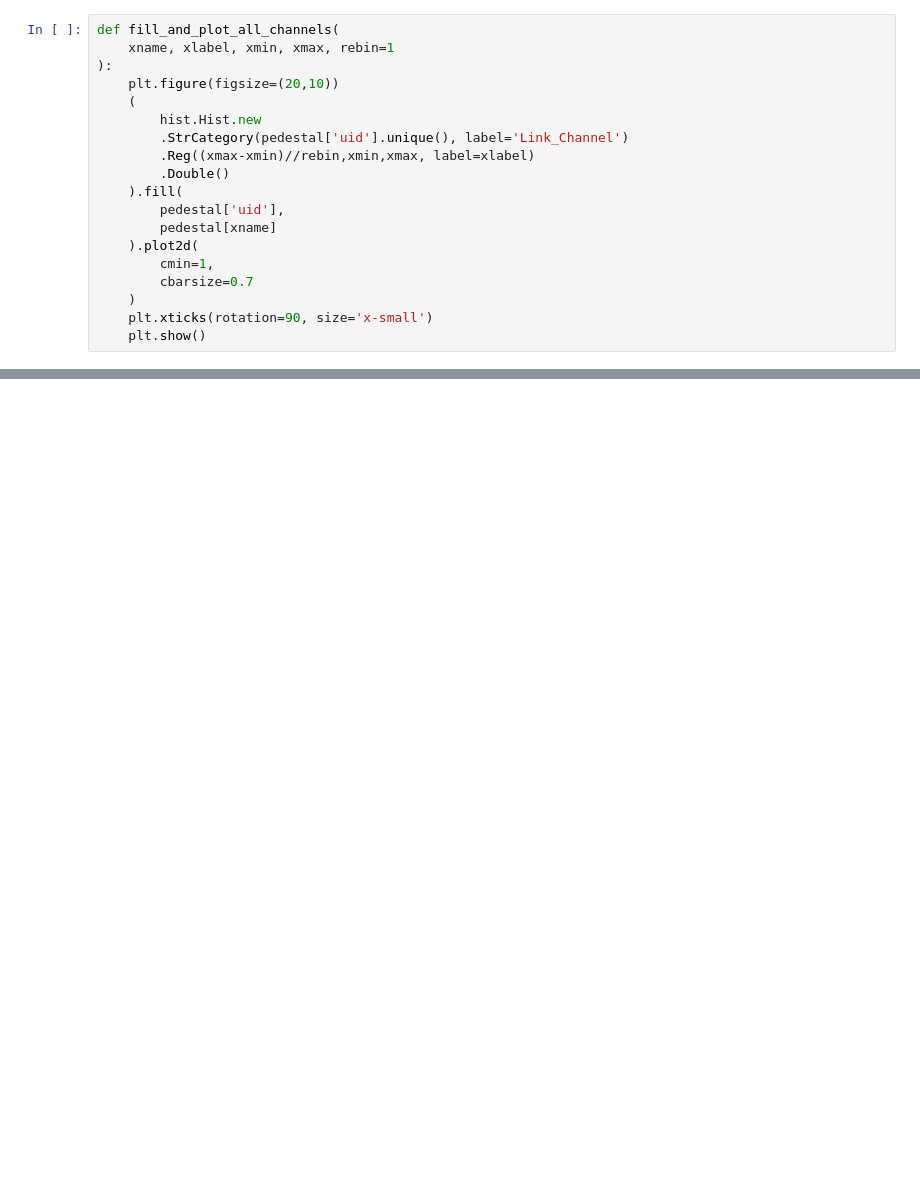
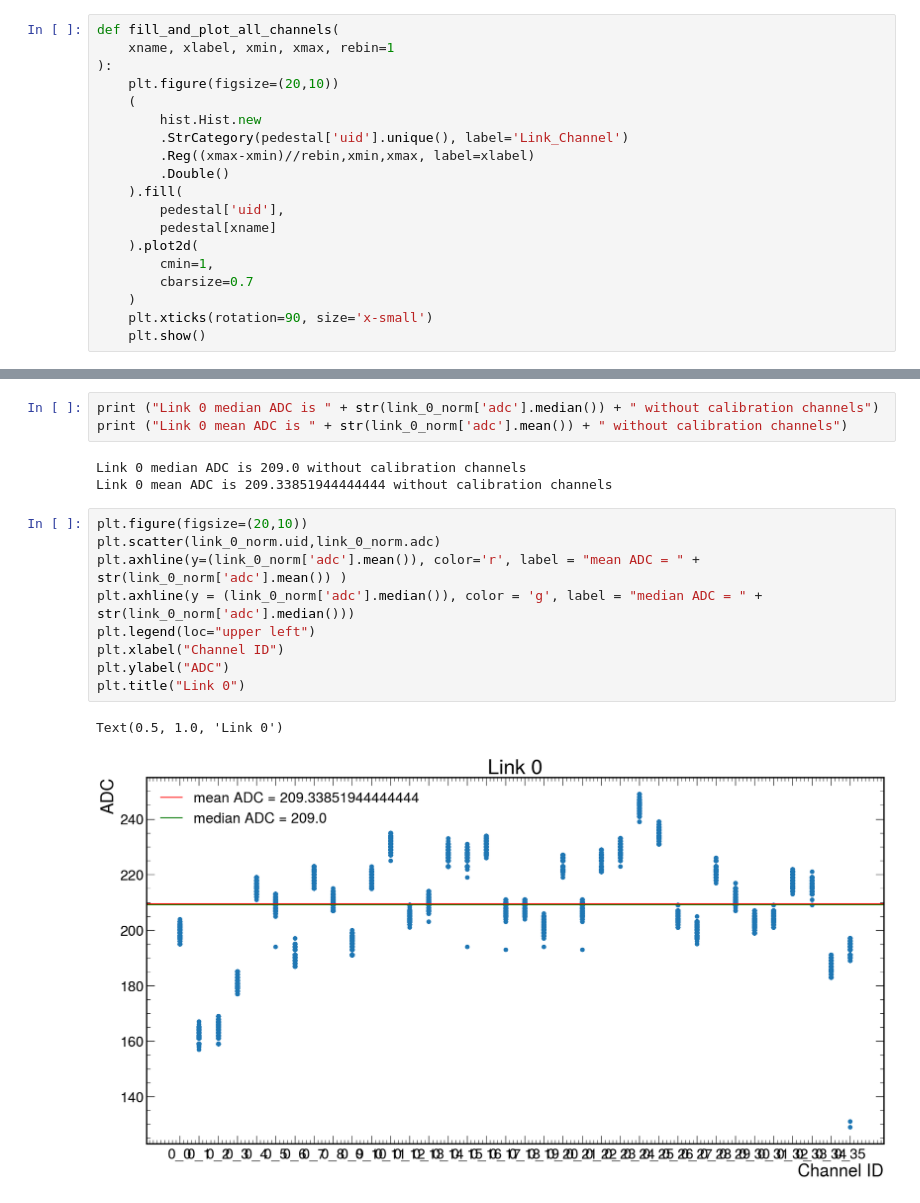
Before and after one commit to rodr1001/my_code, a Jupyter notebook: ldmx/hgcroc/pedestal_data/data/pedestal_ana.ipynb, the cells around one changed output, grey strips where cells are left out. Cells and saved outputs as stored; diff of their text form; blank space fills up the shorter version.

```diff
--- a/ldmx/hgcroc/pedestal_data/data/pedestal_ana.ipynb
+++ b/ldmx/hgcroc/pedestal_data/data/pedestal_ana.ipynb
@@ -281,0 +85,18 @@ plt.axhline(y=link_1_mean, color='r')
+# %%
+print ("Link 0 median ADC is " + str(link_0_norm['adc'].median()) + " without calibration channels")
+print ("Link 0 mean ADC is " + str(link_0_norm['adc'].mean()) + " without calibration channels")
+# %% [output]
+Link 0 median ADC is 209.0 without calibration channels
+Link 0 mean ADC is 209.33851944444444 without calibration channels
+# %%
+plt.figure(figsize=(20,10))
+plt.scatter(link_0_norm.uid,link_0_norm.adc)
+plt.axhline(y=(link_0_norm['adc'].mean()), color='r', label = "mean ADC = " + str(link_0_norm['adc'].mean()) )
+plt.axhline(y = (link_0_norm['adc'].median()), color = 'g', label = "median ADC = " +  str(link_0_norm['adc'].median()))
+plt.legend(loc="upper left")
+plt.xlabel("Channel ID")
+plt.ylabel("ADC")
+plt.title("Link 0")
+# %% [output]
+Text(0.5, 1.0, 'Link 0')
+[figure, added]
```
Also changed, not shown: parts of 78 cells of this notebook, 7 other files.
